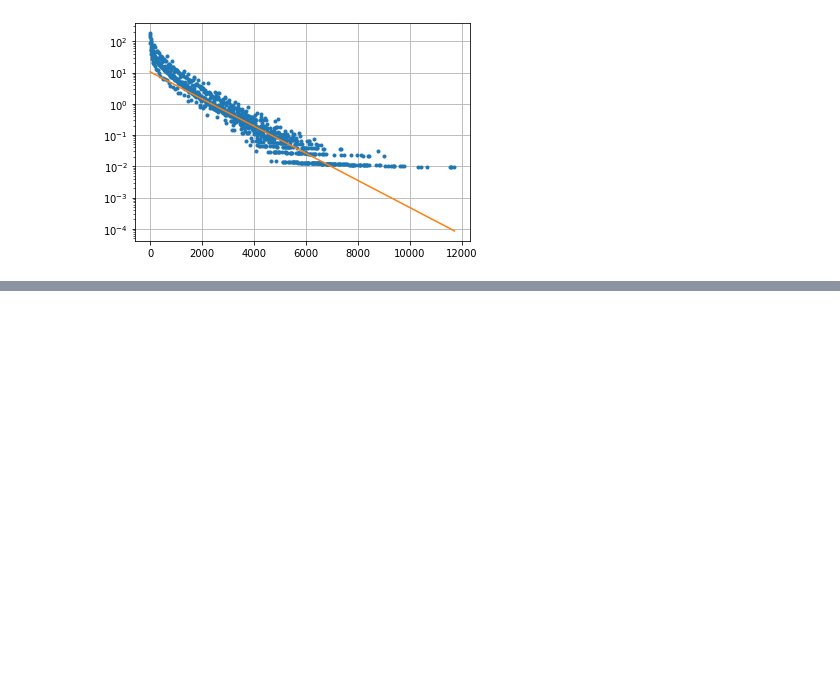
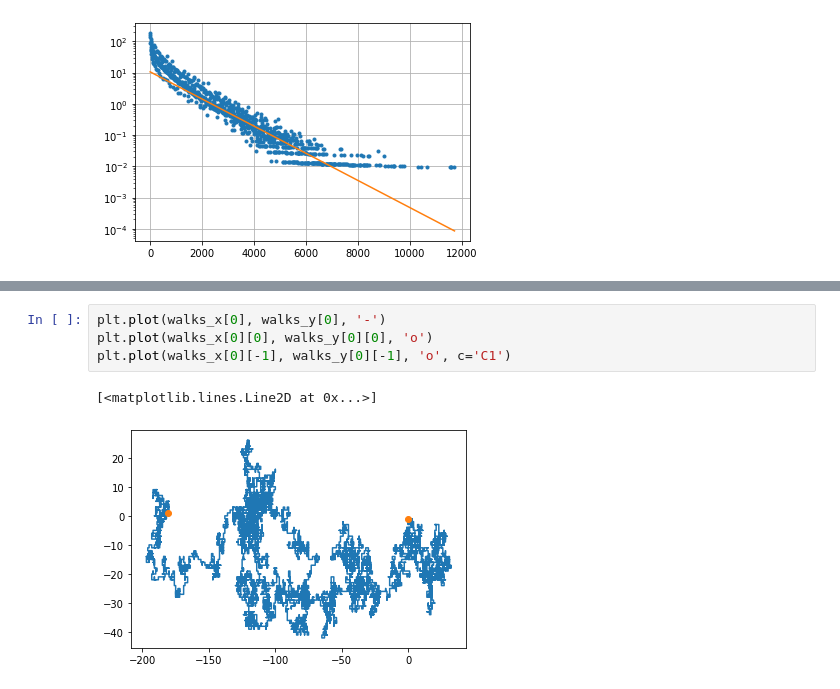
Before and after one commit to ev-br/saw, a Jupyter notebook: RW_distribution.ipynb, the cells around one changed output, grey strips where cells are left out. Cells and saved outputs as stored; diff of their text form; blank space fills up the shorter version.

```diff
--- a/RW_distribution.ipynb
+++ b/RW_distribution.ipynb
@@ -85,0 +143,7 @@ plt.grid(True)
+# %%
+plt.plot(walks_x[0], walks_y[0], '-')
+plt.plot(walks_x[0][0], walks_y[0][0], 'o')
+plt.plot(walks_x[0][-1], walks_y[0][-1], 'o', c='C1')
+# %% [output]
+[<matplotlib.lines.Line2D at 0x...>]
+[figure, added]
```
Also changed, not shown: parts of 19 cells of this notebook.
